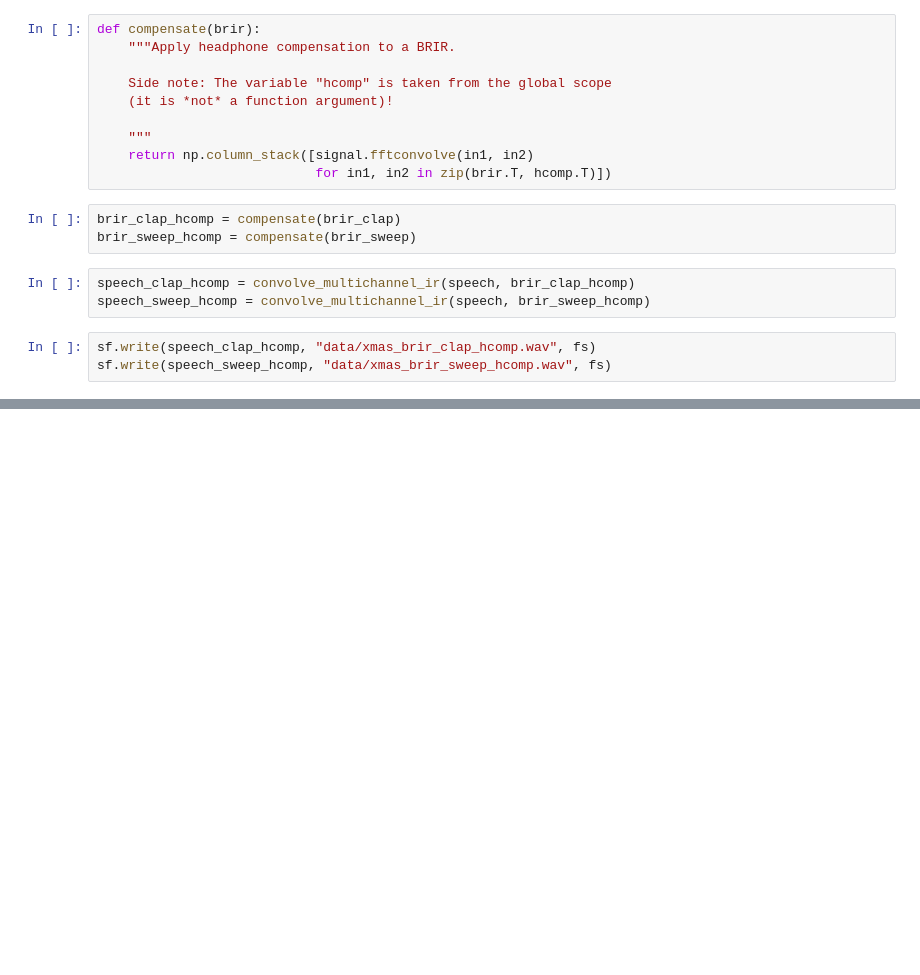
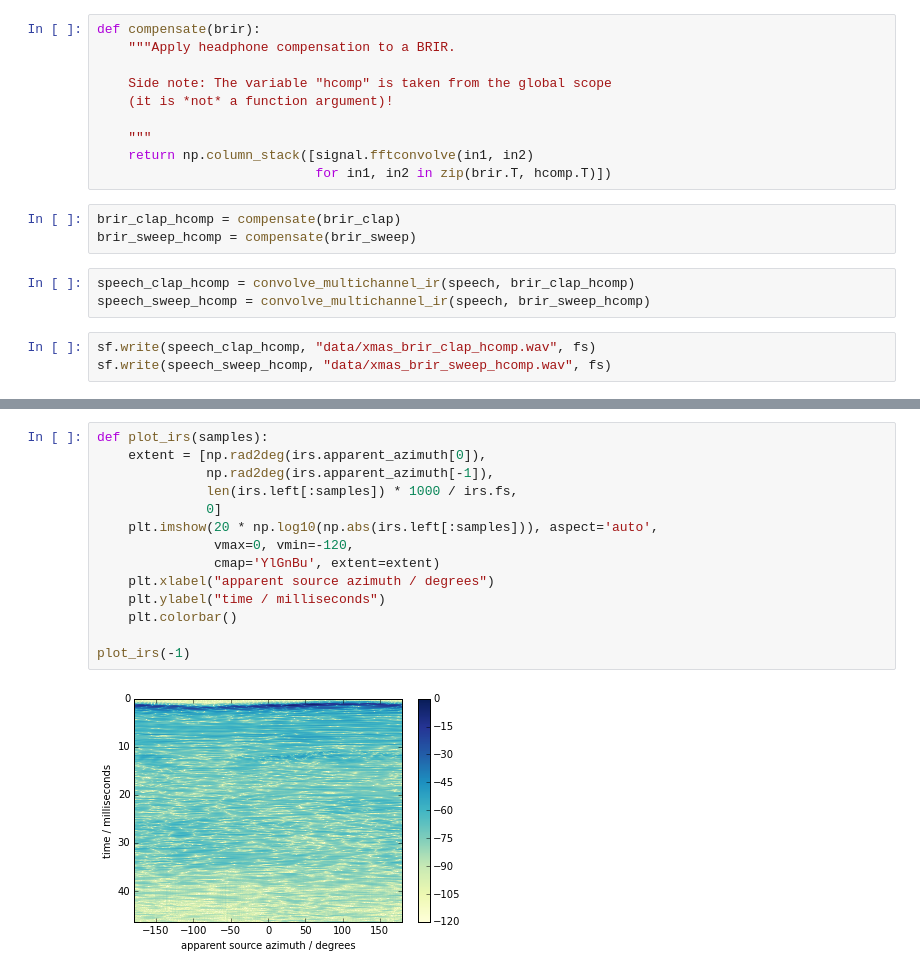
Before and after one commit to spatialaudio/selected-topics-in-audio-signal-processing-exercises, a Jupyter notebook: brir-solutions.ipynb, the cells around one changed output, grey strips where cells are left out. Saved outputs shown, nothing was run; the diff lists cells and outputs as text; blank space fills up the shorter version.

```diff
--- a/brir-solutions.ipynb
+++ b/brir-solutions.ipynb
@@ -169,0 +256,16 @@ If you use any other type of headphones, the result might not sound better, it m
+# %%
+def plot_irs(samples):
+    extent = [np.rad2deg(irs.apparent_azimuth[0]),
+              np.rad2deg(irs.apparent_azimuth[-1]),
+              len(irs.left[:samples]) * 1000 / irs.fs,
+              0]
+    plt.imshow(20 * np.log10(np.abs(irs.left[:samples])), aspect='auto',
+               vmax=0, vmin=-120,
+               cmap='YlGnBu', extent=extent)
+    plt.xlabel("apparent source azimuth / degrees")
+    plt.ylabel("time / milliseconds")
+    plt.colorbar()
+
+plot_irs(-1)
+# %% [output]
+[figure, added]
```
Also changed, not shown: parts of 27 cells of this notebook, 5 other files.
